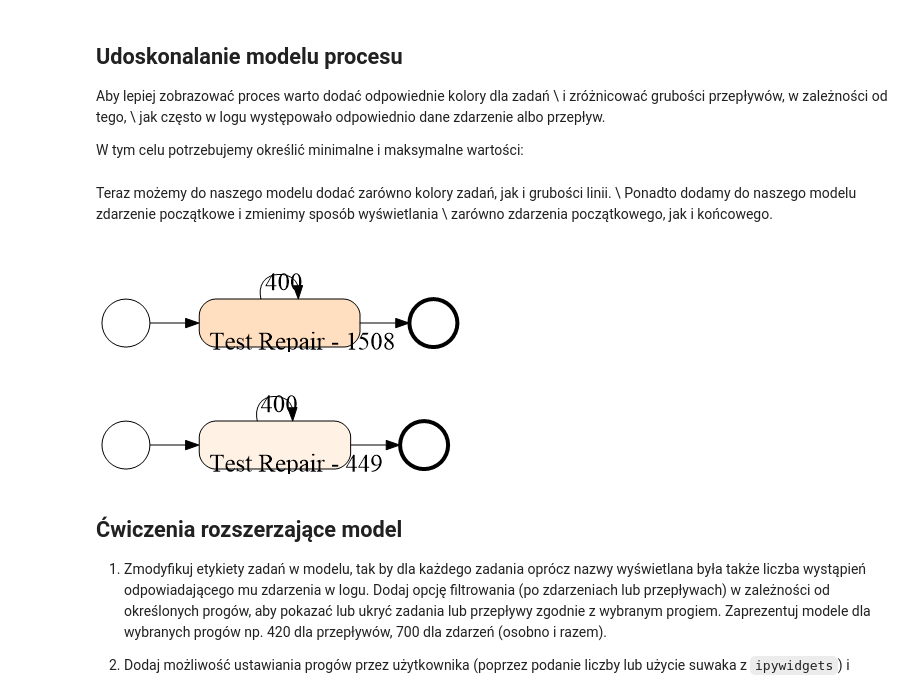
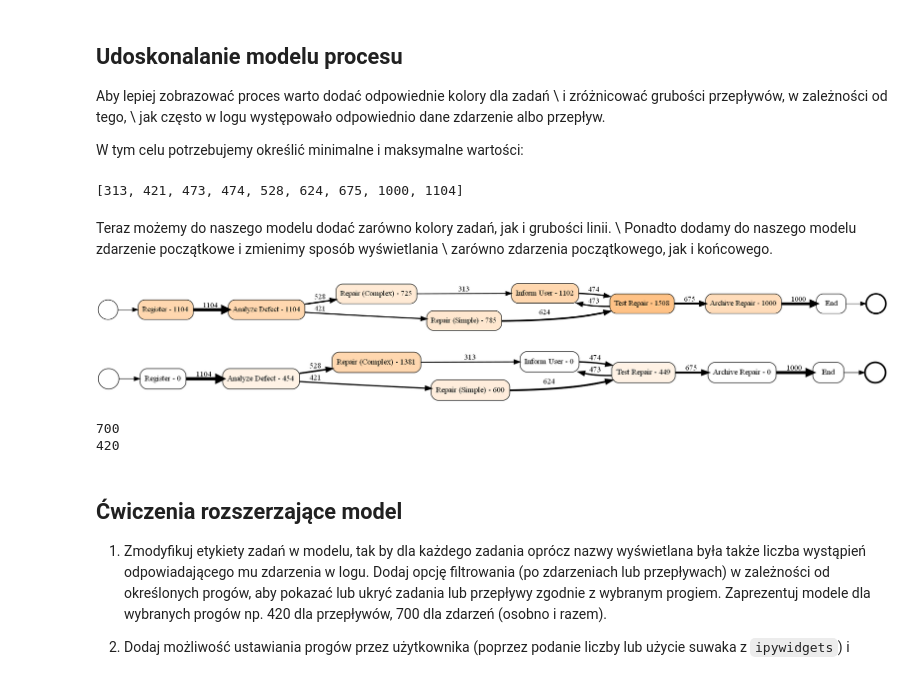
Before and after one commit to worker2396/uni, a Jupyter notebook: MIAPB/Part1/Copy_of_Czesc1_2022_Odkrywanie_modeli.ipynb, the cells around one changed output. Cells and saved outputs as stored; diff of their text form; code cells hidden in the pictures.

```diff
--- a/MIAPB/Part1/Copy_of_Czesc1_2022_Odkrywanie_modeli.ipynb
+++ b/MIAPB/Part1/Copy_of_Czesc1_2022_Odkrywanie_modeli.ipynb
@@ -54,9 +69,9 @@ slider1 = widgets.IntSlider(
 )
 # %%
 slider2 = widgets.IntSlider(
-    value=70,
+    value=420,
     min=0,
-    max=500,
+    max=1200,
     step=1,
     description='Filter by trace:',
     readout_format='d'
@@ -314,0 +322,23 @@ w_net
+# %%
+print("Before filtering")
+print(w_net)
+print(filter2)
+print("----------------")
+for key, value in w_net.items():
+    cnt_dict = dict(value)
+    if len(cnt_dict) > 1:
+        order = list(cnt_dict.keys())
+        order.pop(0)
+        for key2 in order:
+            if cnt_dict[key2] < filter2:
+                cnt_dict.pop(key2)
+    value = Counter(cnt_dict)
+    print(key,":",value)
+
+    w_net[key] = value
+    #print(Counter(modified))
+    # w_net[key] = Counter(modified)
+    # print(Counter(modified))
+print("------")
+print("After filtering")
+print(w_net)
@@ -349,10 +388,13 @@ jak często w logu występowało odpowiednio dane zdarzenie albo przepływ.
 W tym celu potrzebujemy określić minimalne i maksymalne wartości:
 # %%
 trace_counts = sorted(chain(*[c.values() for c in w_net.values()]))
+print(trace_counts)
 trace_min = trace_counts[0]
 trace_max = trace_counts[-1]
 color_min = ev_counter.min()
 color_max = ev_counter.max()
+# %% [output]
+[313, 421, 473, 474, 528, 624, 675, 1000, 1104]
 # %% [markdown]
 Teraz możemy do naszego modelu dodać zarówno kolory zadań, jak i grubości linii. \\
 Ponadto dodamy do naszego modelu zdarzenie początkowe i zmienimy sposób wyświetlania \\
@@ -360,35 +402,35 @@ zarówno zdarzenia początkowego, jak i końcowego.
 # %%
  G = pgv.AGraph(strict= False, directed=True)
  G.graph_attr['rankdir'] = 'LR'
  G.node_attr['shape'] = 'Mrecord'
 
  G.add_node("start", shape="circle", label="")
  for ev_start in ev_start_set:
    G.add_edge("start", ev_start)
 
  for event, succesors in w_net.items():
   value = ev_counter[event]
 
-  if float(color_min-color_max) == 0:
+  if float(trace_max-trace_min) == 0:
     color = int(80)
   else:
-    color = int(float(color_min-value)/float(color_min-color_max)*100.00)
+    color = int(float(trace_min-value)/float(trace_min-trace_max)*100.00)
 
   my_color = "#ff9933"+str(hex(color))[2:]
   G.add_node(event, style="rounded,filled", fillcolor=my_color, label=f'{event} - {value}')
   for succesor, cnt in succesors.items():
-    if float(color_min-color_max) == 0:
+    if float(trace_max-trace_min) == 0:
       G.add_edge(event, succesor, penwidth=4*cnt/10000, label=cnt)
     else:
-      G.add_edge(event, succesor, penwidth=4*cnt/(trace_max-trace_min)+0.1, label=cnt)
+      G.add_edge(event, succesor, penwidth=4*cnt/(trace_max-trace_min), label=cnt)
  G.add_node("end", shape="circle", label="", penwidth='3')
  for ev_end in ev_end_set:
    G.add_edge(ev_end, "end")
 
  G.draw('simple_heuristic_net_with_events.png', prog='dot')
  display(Image('simple_heuristic_net_with_events.png'))
 # %% [output]
-[figure, old version]
+[figure, new version]
 # %%
 trace_counts = sorted(chain(*[c.values() for c in w_net.values()]))
 trace_min = trace_counts[0]
@@ -425,8 +467,13 @@ color_max = avgTime.max()
 
  G.draw('simple_heuristic_net_with_events.png', prog='dot')
  display(Image('simple_heuristic_net_with_events.png'))
+
+ print(filter1)
+ print(filter2)
 # %% [output]
-[figure, old version]
+[figure, new version]
+700
+420
 # %% [markdown]
 ## Ćwiczenia rozszerzające model
 
```
Also changed, not shown: parts of 15 cells of this notebook, 13 other files.
